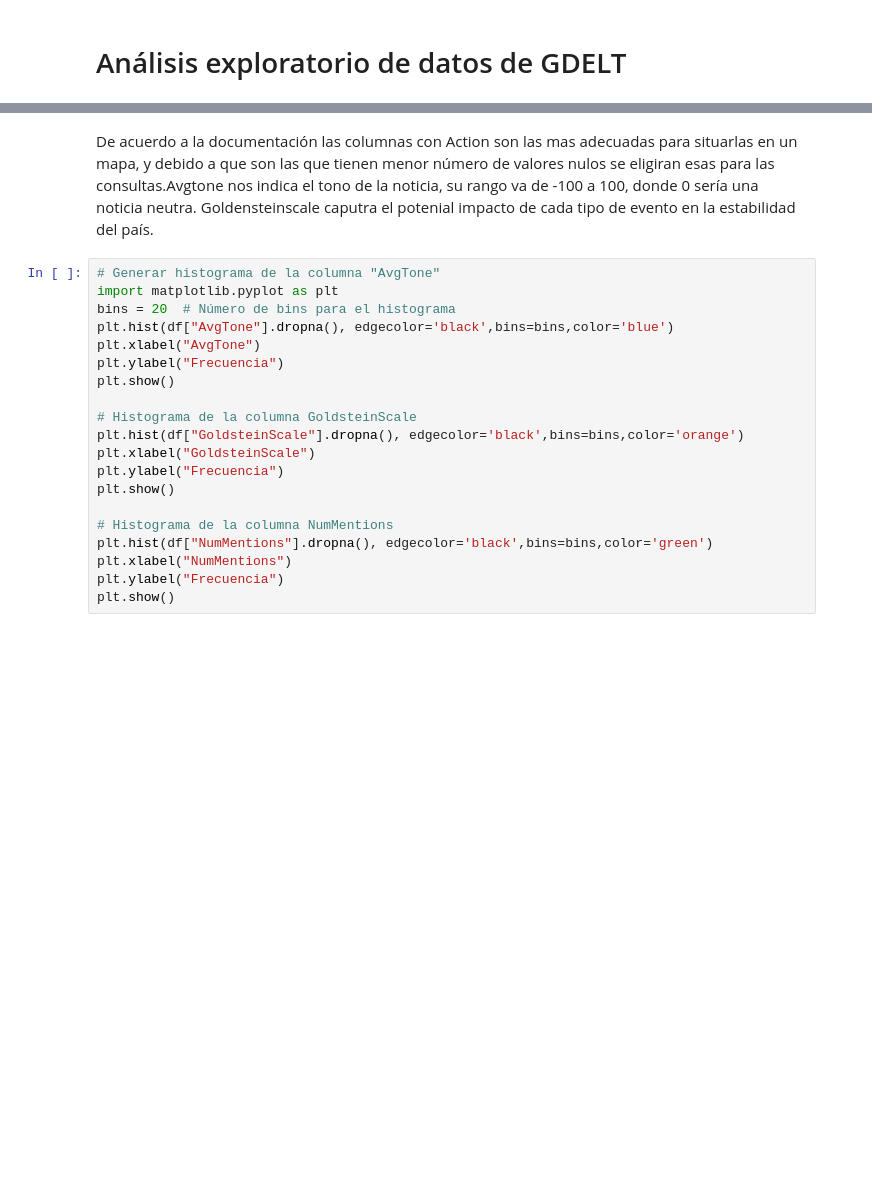
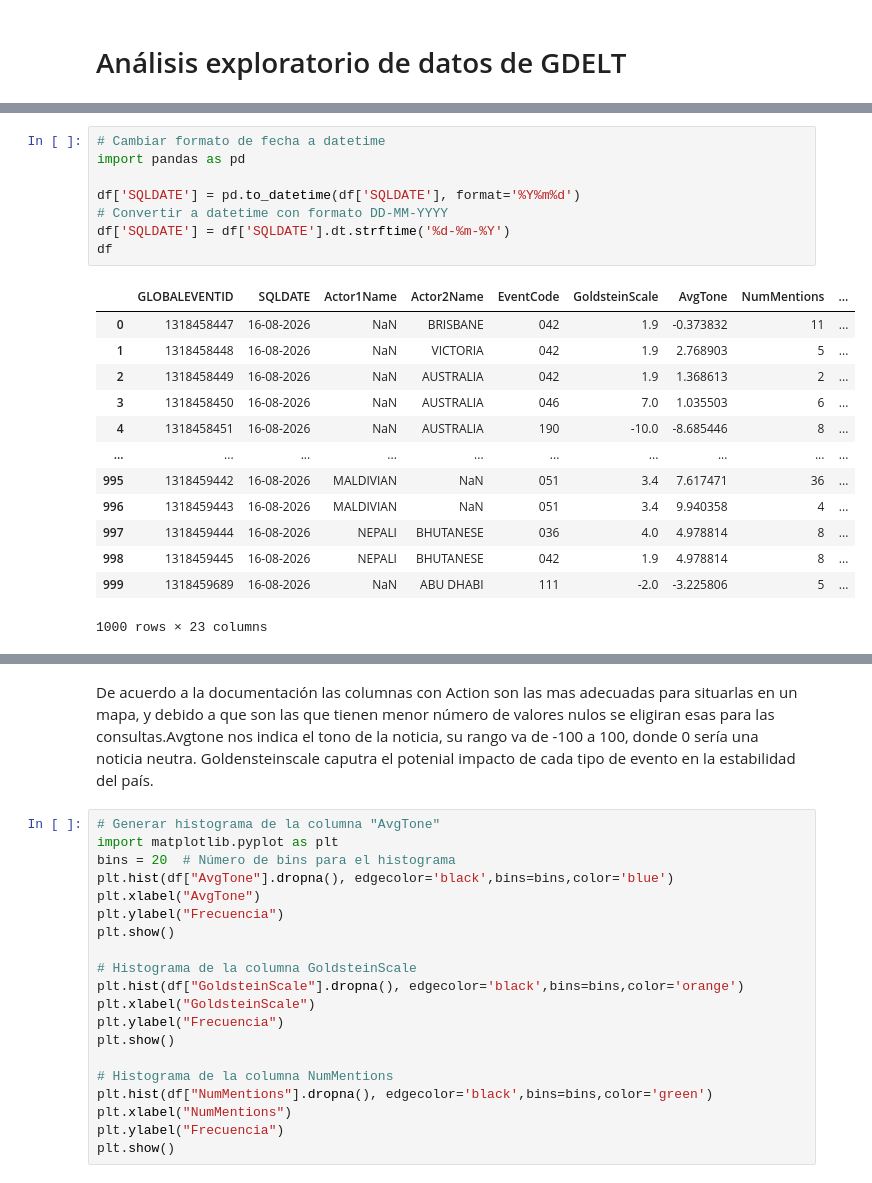
Before and after one commit to AlexSalazar314/Portafolio, a Jupyter notebook: ETL_GDELT/Notebooks/ETL_test.ipynb, the cells around one changed output, grey strips where cells are left out. Cells and saved outputs as stored; diff of their text form; blank space fills up the shorter version.

```diff
--- a/ETL_GDELT/Notebooks/ETL_test.ipynb
+++ b/ETL_GDELT/Notebooks/ETL_test.ipynb
@@ -68,0 +69,22 @@ df
+# %%
+# Cambiar formato de fecha a datetime
+import pandas as pd
+
+df['SQLDATE'] = pd.to_datetime(df['SQLDATE'], format='%Y%m%d')
+# Convertir a datetime con formato DD-MM-YYYY
+df['SQLDATE'] = df['SQLDATE'].dt.strftime('%d-%m-%Y')
+df
+# %% [output]
+|  | GLOBALEVENTID | SQLDATE | Actor1Name | Actor2Name | EventCode | GoldsteinScale | AvgTone | NumMentions | ... |
+| 0 | 1318458447 | 16-08-2026 | NaN | BRISBANE | 042 | 1.9 | -0.373832 | 11 | ... |
+| 1 | 1318458448 | 16-08-2026 | NaN | VICTORIA | 042 | 1.9 | 2.768903 | 5 | ... |
+| 2 | 1318458449 | 16-08-2026 | NaN | AUSTRALIA | 042 | 1.9 | 1.368613 | 2 | ... |
+| 3 | 1318458450 | 16-08-2026 | NaN | AUSTRALIA | 046 | 7.0 | 1.035503 | 6 | ... |
+| 4 | 1318458451 | 16-08-2026 | NaN | AUSTRALIA | 190 | -10.0 | -8.685446 | 8 | ... |
+| ... | ... | ... | ... | ... | ... | ... | ... | ... | ... |
+| 995 | 1318459442 | 16-08-2026 | MALDIVIAN | NaN | 051 | 3.4 | 7.617471 | 36 | ... |
+| 996 | 1318459443 | 16-08-2026 | MALDIVIAN | NaN | 051 | 3.4 | 9.940358 | 4 | ... |
+| 997 | 1318459444 | 16-08-2026 | NEPALI | BHUTANESE | 036 | 4.0 | 4.978814 | 8 | ... |
+| 998 | 1318459445 | 16-08-2026 | NEPALI | BHUTANESE | 042 | 1.9 | 4.978814 | 8 | ... |
+| 999 | 1318459689 | 16-08-2026 | NaN | ABU DHABI | 111 | -2.0 | -3.225806 | 5 | ... |
+1000 rows × 23 columns
```
Also changed, not shown: parts of 6 cells of this notebook, 24 other files.
